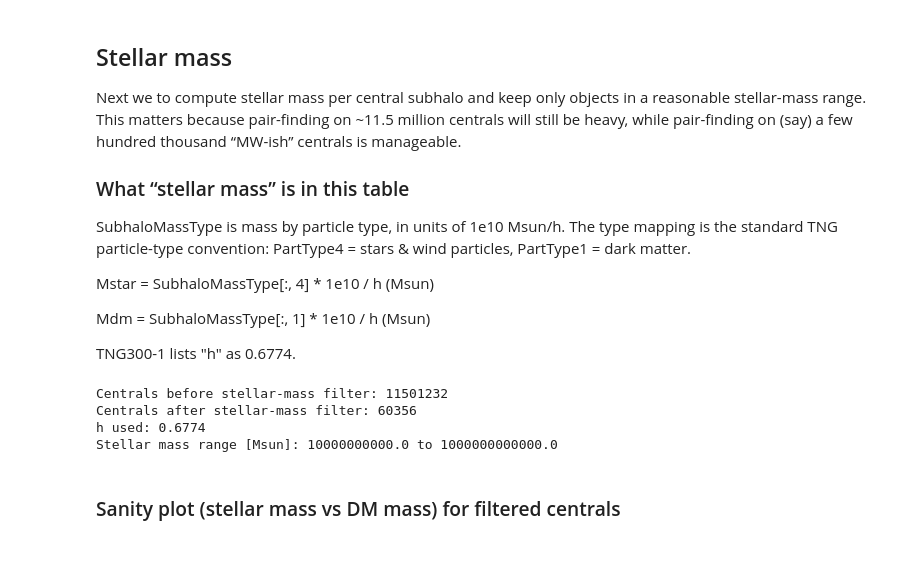
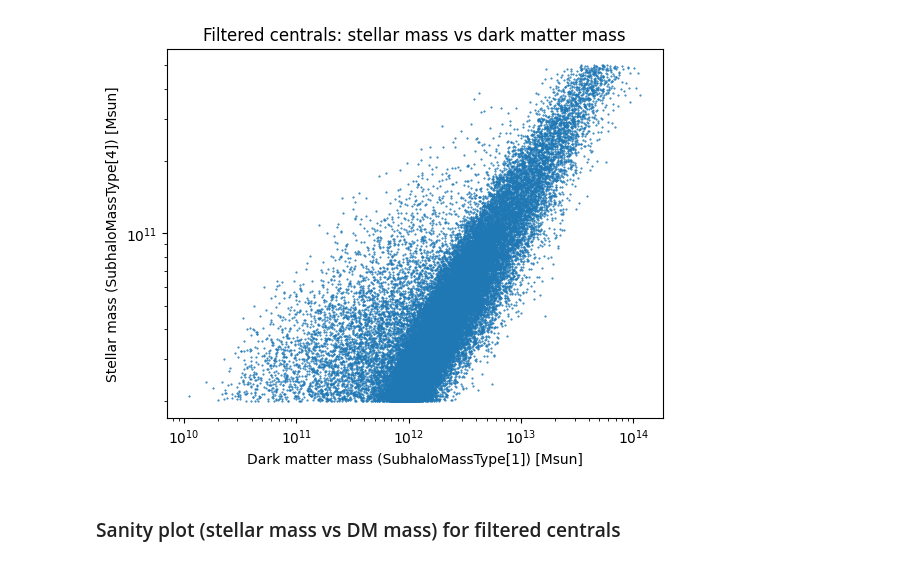
Before and after one commit to topesonen/dsp-cosmology, a Jupyter notebook: notebooks/explore.ipynb, the cells around one changed output. Saved outputs shown, nothing was run; the diff lists cells and outputs as text; code cells hidden in the pictures.

```diff
--- a/notebooks/explore.ipynb
+++ b/notebooks/explore.ipynb
@@ -99,51 +156,23 @@ Halos with no subhalos: 6121702
-# %% [markdown]
-## Stellar mass
-
-Next we to compute stellar mass per central subhalo and keep only objects in a reasonable stellar-mass range. This matters because pair-finding on ~11.5 million centrals will still be heavy, while pair-finding on (say) a few hundred thousand “MW-ish” centrals is manageable.
-
-### What “stellar mass” is in this table
-
-SubhaloMassType is mass by particle type, in units of 1e10 Msun/h. The type mapping is the standard TNG particle-type convention: PartType4 = stars & wind particles, PartType1 = dark matter.
-
-Mstar = SubhaloMassType[:, 4] * 1e10 / h (Msun)
-
-Mdm = SubhaloMassType[:, 1] * 1e10 / h (Msun)
-
-TNG300-1 lists "h" as 0.6774.
 # %%
-# hubble constant 'little h' in units of [100 km/s/Mpc]	0.6774
-h = 0.6774  # TNG300-1 "little h" from the downloads page
 
-# Stellar mass from SubhaloMassType:
-# SubhaloMassType is in 1e10 Msun/h, and index 4 corresponds to stars & wind particles.
-mstar = mtype_c[:, 4] * 1e10 / h  # Msun
+# Dark matter mass (same units logic, index 1 is DM).
+mdm_cs1 = mtype_cs1[:, 1] * 1e10 / h  # Msun
 
-# Optional: dark matter mass (same units logic, index 1 is DM).
-mdm = mtype_c[:, 1] * 1e10 / h  # Msun
+import matplotlib.pyplot as plt
+import numpy as np
 
-# Choose an initial stellar-mass window.
-# This is not a "correct" MW/M31 definition, just a practical starting point to reduce the sample size.
-mstar_min = 1e10
-mstar_max = 5e11
+plt.figure()
+plt.plot(mdm_cs1, mstar_cs1, ".", markersize=1)
 
-# Build the filter.
-keep_star = (mstar >= mstar_min) & (mstar <= mstar_max)
+plt.xscale("log")
+plt.yscale("log")
 
-# Apply it to the central sample arrays.
-pos_s   = pos_c[keep_star]
-vel_s   = vel_c[keep_star]
-mstar_s = mstar[keep_star]
-mdm_s   = mdm[keep_star]
-grnr_s  = grnr_c[keep_star]
+plt.xlabel("Dark matter mass (SubhaloMassType[1]) [Msun]")
+plt.ylabel("Stellar mass (SubhaloMassType[4]) [Msun]")
 
-print("Centrals before stellar-mass filter:", len(pos_c))
-print("Centrals after stellar-mass filter:", len(pos_s))
-print("h used:", h)
-print("Stellar mass range [Msun]:", mstar_min, "to", mstar_max)
+plt.title("Filtered centrals: stellar mass vs dark matter mass")
+plt.show()
 # %% [output]
-Centrals before stellar-mass filter: 11501232
-Centrals after stellar-mass filter: 60356
-h used: 0.6774
-Stellar mass range [Msun]: 10000000000.0 to 1000000000000.0
+[figure, added]
 # %% [markdown]
 ### Sanity plot (stellar mass vs DM mass) for filtered centrals
```
Also changed, not shown: parts of 7 cells of this notebook.
